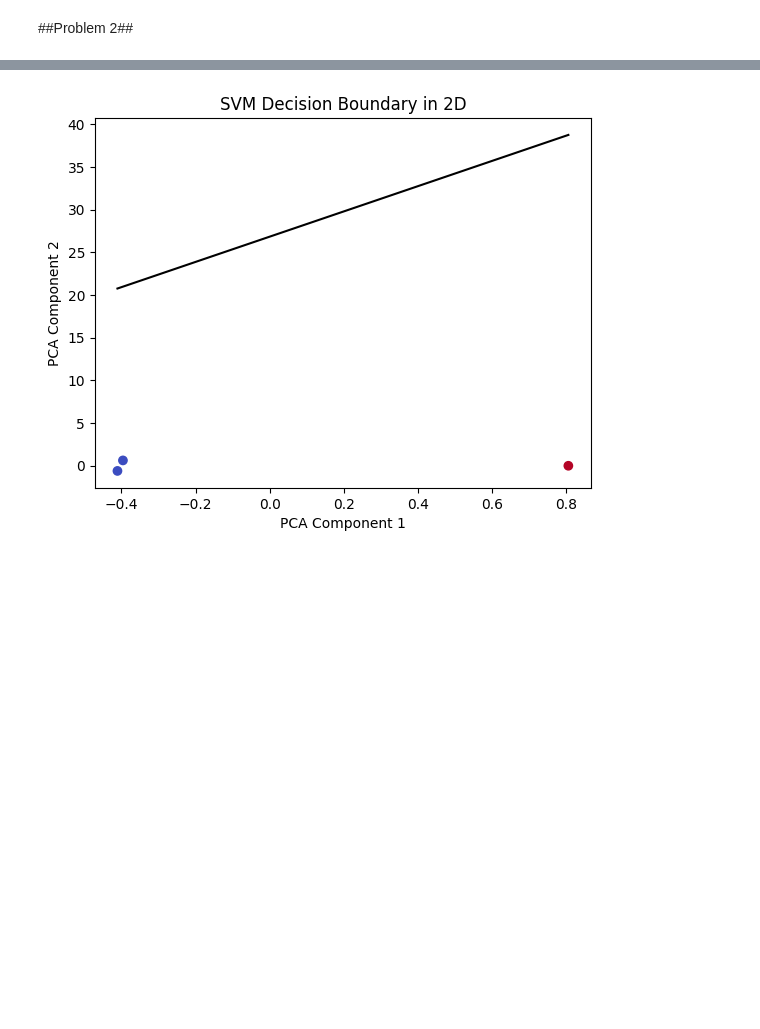
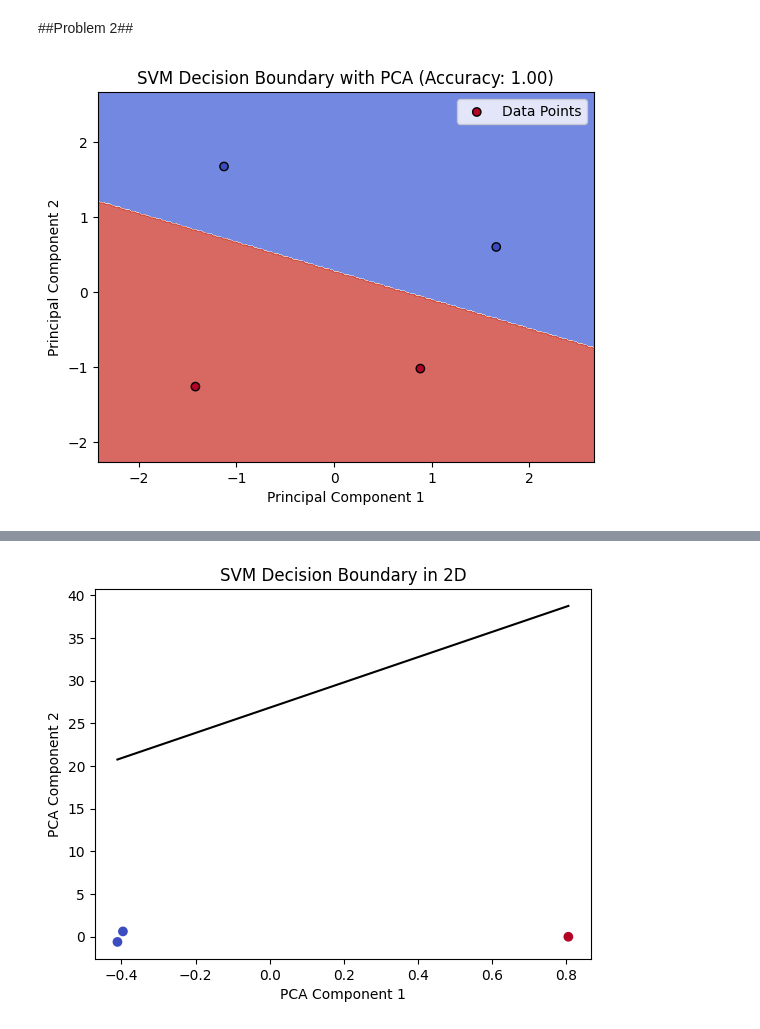
Before and after one commit to sheikh495/MachineLearning, a Jupyter notebook: M7_8_Homework_Converting_Data_Into_A_Vector_Space_Model.ipynb, the cells around one changed output, grey strips where cells are left out. Cells and saved outputs as stored; diff of their text form; code cells hidden in the pictures; blank space fills up the shorter version.

```diff
--- a/M7_8_Homework_Converting_Data_Into_A_Vector_Space_Model.ipynb
+++ b/M7_8_Homework_Converting_Data_Into_A_Vector_Space_Model.ipynb
@@ -1698,3 +1806,66 @@ print(table)
 +-------+----------+--------+----------------+-------------+-------------+----------+-------------+-----------+------------+-------------+-------------+----------+-------------+
 # %% [markdown]
 ##Problem 2##
+# %%
+import numpy as np
+import matplotlib.pyplot as plt
+from sklearn.feature_extraction.text import CountVectorizer
+from sklearn.decomposition import PCA
+from sklearn.svm import SVC
+from sklearn.metrics import accuracy_score
+
+# Define the text data
+texts = [
+    "Why don’t scientists trust atoms when they make up everything?",
+    "Why don’t physicists have faith in atoms because they constitute everything?",
+    "Why do chemists have doubts about atoms because they compose everything?",
+    "Why are atoms untrustworthy according to scientists because they form everything?"
+]
+
+# Define labels (target values)
+labels = [1, 1, 0, 0]  # 1 for trust, 0 for untrustworthy
+
+# Create a CountVectorizer object
+vectorizer = CountVectorizer()
+
+# Fit the vectorizer on the text data and transform the text into vectors
+X = vectorizer.fit_transform(texts)
+
+# Initialize PCA for dimensionality reduction to 2 dimensions
+pca = PCA(n_components=2)
+
+# Fit and transform the data to 2 dimensions
+X_pca = pca.fit_transform(X.toarray())
+
+# Initialize SVM classifier
+svm_classifier = SVC(kernel='linear')
+
+# Train SVM classifier
+svm_classifier.fit(X_pca, labels)
+
+# Predict using the trained classifier
+predicted_labels = svm_classifier.predict(X_pca)
+
+# Calculate accuracy
+accuracy = accuracy_score(labels, predicted_labels)
+
+# Plot the decision boundary (hyperplane) in 2D
+h = .02  # step size in the mesh
+x_min, x_max = X_pca[:, 0].min() - 1, X_pca[:, 0].max() + 1
+y_min, y_max = X_pca[:, 1].min() - 1, X_pca[:, 1].max() + 1
+xx, yy = np.meshgrid(np.arange(x_min, x_max, h), np.arange(y_min, y_max, h))
+Z = svm_classifier.predict(np.c_[xx.ravel(), yy.ravel()])
+
+# Put the result into a color plot
+Z = Z.reshape(xx.shape)
+plt.contourf(xx, yy, Z, cmap=plt.cm.coolwarm, alpha=0.8)
+
+# Plot the data points
+plt.scatter(X_pca[:, 0], X_pca[:, 1], c=labels, cmap=plt.cm.coolwarm, edgecolors='k', label='Data Points')
+plt.xlabel('Principal Component 1')
+plt.ylabel('Principal Component 2')
+plt.title('SVM Decision Boundary with PCA (Accuracy: {:.2f})'.format(accuracy))
+plt.legend()
+plt.show()
+# %% [output]
+[figure, added]
```
Also changed, not shown: parts of 12 cells of this notebook.
